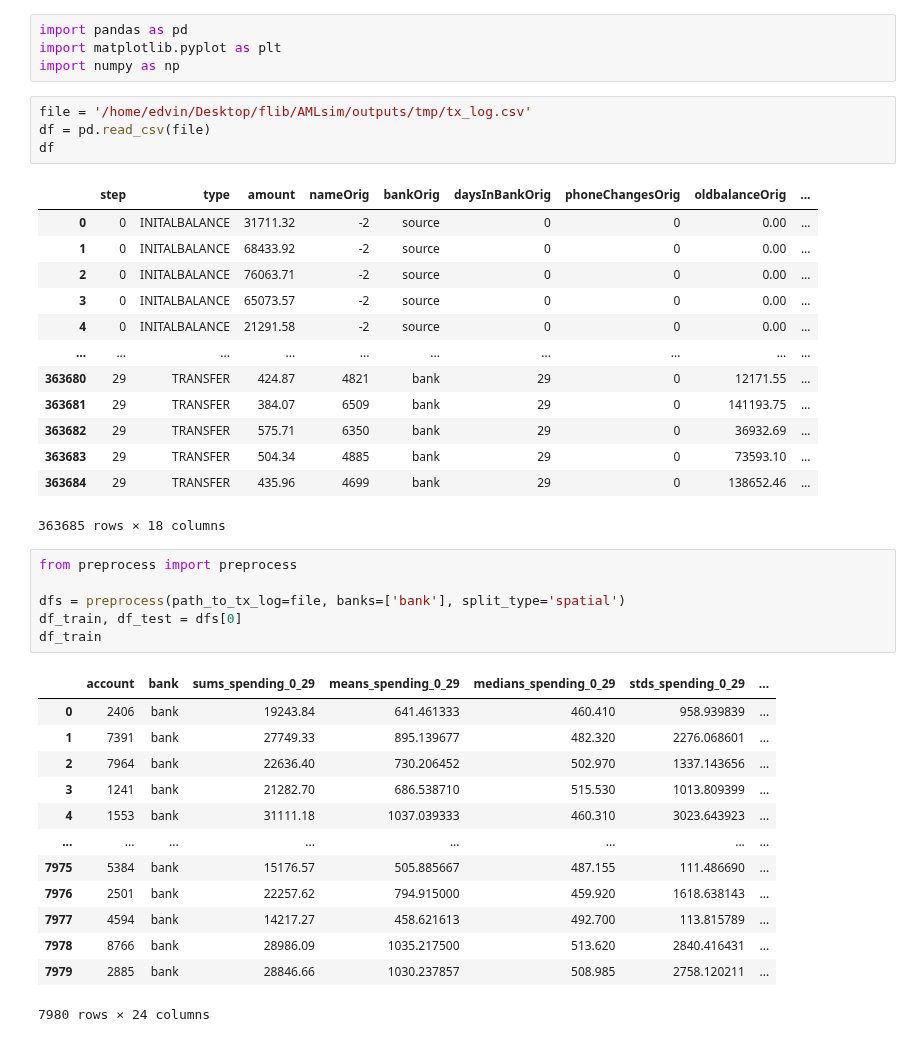
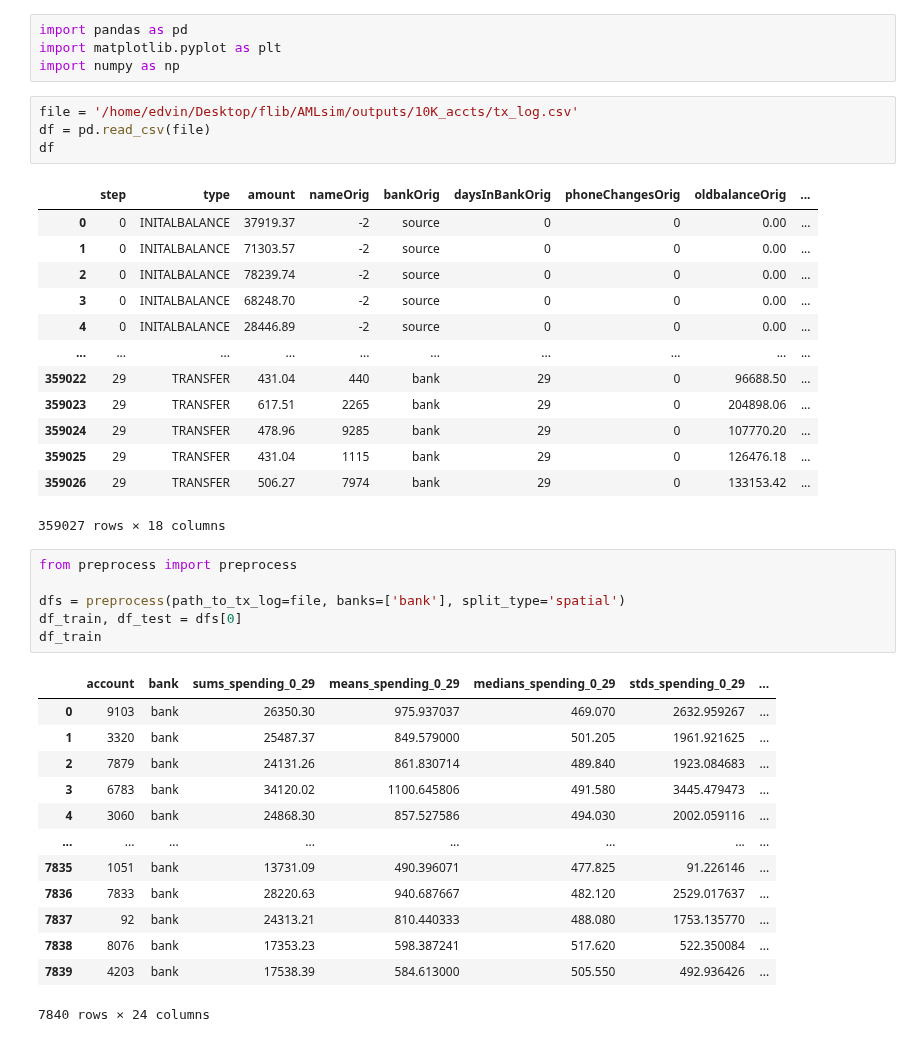
Before and after one commit to aidotse/flib, a Jupyter notebook: auto-aml-data-gen/tmp.ipynb, the cells around one changed output. Drawn from its saved outputs; the diff is of its cells as text.

```diff
--- a/auto-aml-data-gen/tmp.ipynb
+++ b/auto-aml-data-gen/tmp.ipynb
@@ -3,23 +3,23 @@ import pandas as pd
 import matplotlib.pyplot as plt
 import numpy as np
 # %%
-file = '/home/edvin/Desktop/flib/AMLsim/outputs/tmp/tx_log.csv'
+file = '/home/edvin/Desktop/flib/AMLsim/outputs/10K_accts/tx_log.csv'
 df = pd.read_csv(file)
 df
 # %% [output]
 |  | step | type | amount | nameOrig | bankOrig | daysInBankOrig | phoneChangesOrig | oldbalanceOrig | ... |
-| 0 | 0 | INITALBALANCE | 31711.32 | -2 | source | 0 | 0 | 0.00 | ... |
-| 1 | 0 | INITALBALANCE | 68433.92 | -2 | source | 0 | 0 | 0.00 | ... |
-| 2 | 0 | INITALBALANCE | 76063.71 | -2 | source | 0 | 0 | 0.00 | ... |
-| 3 | 0 | INITALBALANCE | 65073.57 | -2 | source | 0 | 0 | 0.00 | ... |
-| 4 | 0 | INITALBALANCE | 21291.58 | -2 | source | 0 | 0 | 0.00 | ... |
+| 0 | 0 | INITALBALANCE | 37919.37 | -2 | source | 0 | 0 | 0.00 | ... |
+| 1 | 0 | INITALBALANCE | 71303.57 | -2 | source | 0 | 0 | 0.00 | ... |
+| 2 | 0 | INITALBALANCE | 78239.74 | -2 | source | 0 | 0 | 0.00 | ... |
+| 3 | 0 | INITALBALANCE | 68248.70 | -2 | source | 0 | 0 | 0.00 | ... |
+| 4 | 0 | INITALBALANCE | 28446.89 | -2 | source | 0 | 0 | 0.00 | ... |
 | ... | ... | ... | ... | ... | ... | ... | ... | ... | ... |
-| 363680 | 29 | TRANSFER | 424.87 | 4821 | bank | 29 | 0 | 12171.55 | ... |
-| 363681 | 29 | TRANSFER | 384.07 | 6509 | bank | 29 | 0 | 141193.75 | ... |
-| 363682 | 29 | TRANSFER | 575.71 | 6350 | bank | 29 | 0 | 36932.69 | ... |
-| 363683 | 29 | TRANSFER | 504.34 | 4885 | bank | 29 | 0 | 73593.10 | ... |
-| 363684 | 29 | TRANSFER | 435.96 | 4699 | bank | 29 | 0 | 138652.46 | ... |
+| 359022 | 29 | TRANSFER | 431.04 | 440 | bank | 29 | 0 | 96688.50 | ... |
+| 359023 | 29 | TRANSFER | 617.51 | 2265 | bank | 29 | 0 | 204898.06 | ... |
+| 359024 | 29 | TRANSFER | 478.96 | 9285 | bank | 29 | 0 | 107770.20 | ... |
+| 359025 | 29 | TRANSFER | 431.04 | 1115 | bank | 29 | 0 | 126476.18 | ... |
+| 359026 | 29 | TRANSFER | 506.27 | 7974 | bank | 29 | 0 | 133153.42 | ... |
-363685 rows × 18 columns
+359027 rows × 18 columns
 # %%
 from preprocess import preprocess
 
@@ -28,18 +28,18 @@ df_train, df_test = dfs[0]
 df_train
 # %% [output]
 |  | account | bank | sums_spending_0_29 | means_spending_0_29 | medians_spending_0_29 | stds_spending_0_29 | ... |
-| 0 | 2406 | bank | 19243.84 | 641.461333 | 460.410 | 958.939839 | ... |
-| 1 | 7391 | bank | 27749.33 | 895.139677 | 482.320 | 2276.068601 | ... |
-| 2 | 7964 | bank | 22636.40 | 730.206452 | 502.970 | 1337.143656 | ... |
-| 3 | 1241 | bank | 21282.70 | 686.538710 | 515.530 | 1013.809399 | ... |
-| 4 | 1553 | bank | 31111.18 | 1037.039333 | 460.310 | 3023.643923 | ... |
+| 0 | 9103 | bank | 26350.30 | 975.937037 | 469.070 | 2632.959267 | ... |
+| 1 | 3320 | bank | 25487.37 | 849.579000 | 501.205 | 1961.921625 | ... |
+| 2 | 7879 | bank | 24131.26 | 861.830714 | 489.840 | 1923.084683 | ... |
+| 3 | 6783 | bank | 34120.02 | 1100.645806 | 491.580 | 3445.479473 | ... |
+| 4 | 3060 | bank | 24868.30 | 857.527586 | 494.030 | 2002.059116 | ... |
 | ... | ... | ... | ... | ... | ... | ... | ... |
-| 7975 | 5384 | bank | 15176.57 | 505.885667 | 487.155 | 111.486690 | ... |
-| 7976 | 2501 | bank | 22257.62 | 794.915000 | 459.920 | 1618.638143 | ... |
-| 7977 | 4594 | bank | 14217.27 | 458.621613 | 492.700 | 113.815789 | ... |
-| 7978 | 8766 | bank | 28986.09 | 1035.217500 | 513.620 | 2840.416431 | ... |
-| 7979 | 2885 | bank | 28846.66 | 1030.237857 | 508.985 | 2758.120211 | ... |
+| 7835 | 1051 | bank | 13731.09 | 490.396071 | 477.825 | 91.226146 | ... |
+| 7836 | 7833 | bank | 28220.63 | 940.687667 | 482.120 | 2529.017637 | ... |
+| 7837 | 92 | bank | 24313.21 | 810.440333 | 488.080 | 1753.135770 | ... |
+| 7838 | 8076 | bank | 17353.23 | 598.387241 | 517.620 | 522.350084 | ... |
+| 7839 | 4203 | bank | 17538.39 | 584.613000 | 505.550 | 492.936426 | ... |
-7980 rows × 24 columns
+7840 rows × 24 columns
 # %%
 df_neg = df_train[df_train['is_sar'] == 0]
 df_pos = df_train[df_train['is_sar'] == 1]
```
Also changed, not shown: parts of 1 cell of this notebook, 52 other files.
